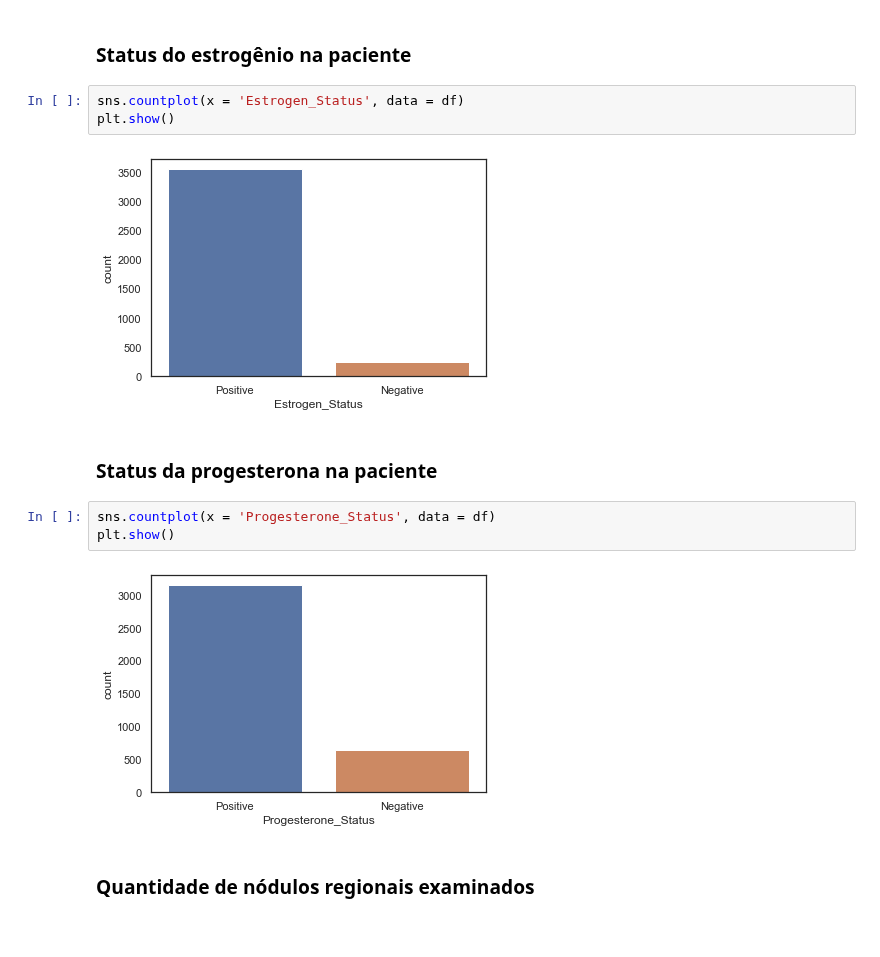
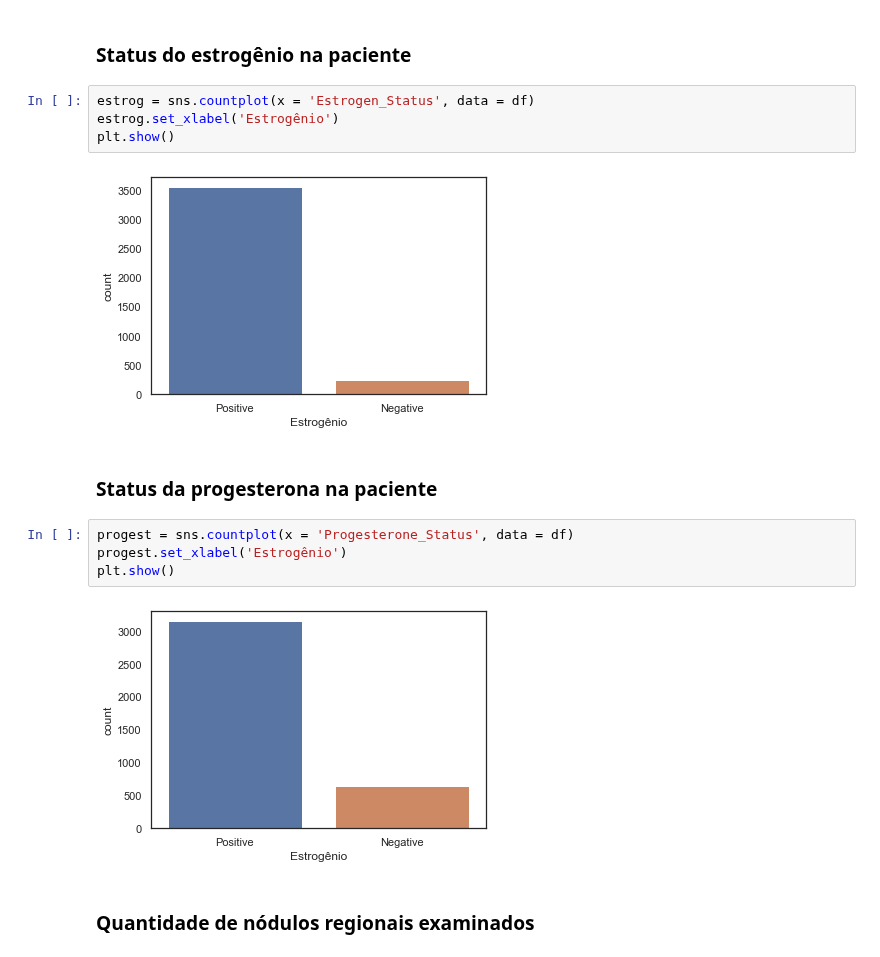
Before and after one commit to faustinothiagos/Project_Workshop_3_DS_Digital_House, a Jupyter notebook: workshop3.ipynb, the cells around one changed output. Saved outputs shown, nothing was run; the diff lists cells and outputs as text.

```diff
--- a/workshop3.ipynb
+++ b/workshop3.ipynb
@@ -230,17 +237,19 @@ df = df.drop(df[df['Tumor_Size'] < tumor_size_limits[0]].index)
 # %% [markdown]
 ### Status do estrogênio na paciente
 # %%
-sns.countplot(x = 'Estrogen_Status', data = df)
+estrog = sns.countplot(x = 'Estrogen_Status', data = df)
+estrog.set_xlabel('Estrogênio')
 plt.show()
 # %% [output]
-[figure, old version]
+[figure, new version]
 # %% [markdown]
 ### Status da progesterona na paciente
 # %%
-sns.countplot(x = 'Progesterone_Status', data = df)
+progest = sns.countplot(x = 'Progesterone_Status', data = df)
+progest.set_xlabel('Estrogênio')
 plt.show()
 # %% [output]
-[figure, old version]
+[figure, new version]
 # %% [markdown]
 ### Quantidade de nódulos regionais examinados
 # %%
```
Also changed, not shown: parts of 21 cells of this notebook.
